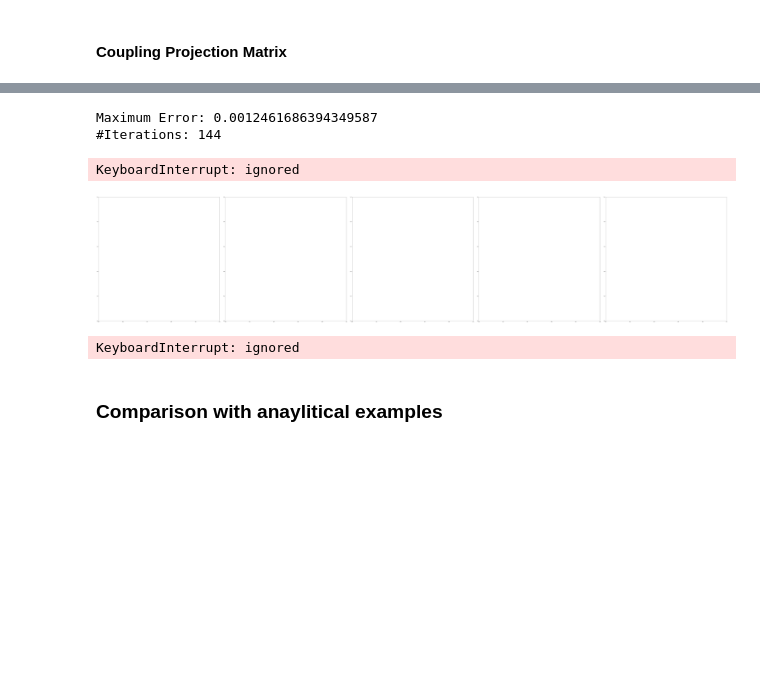
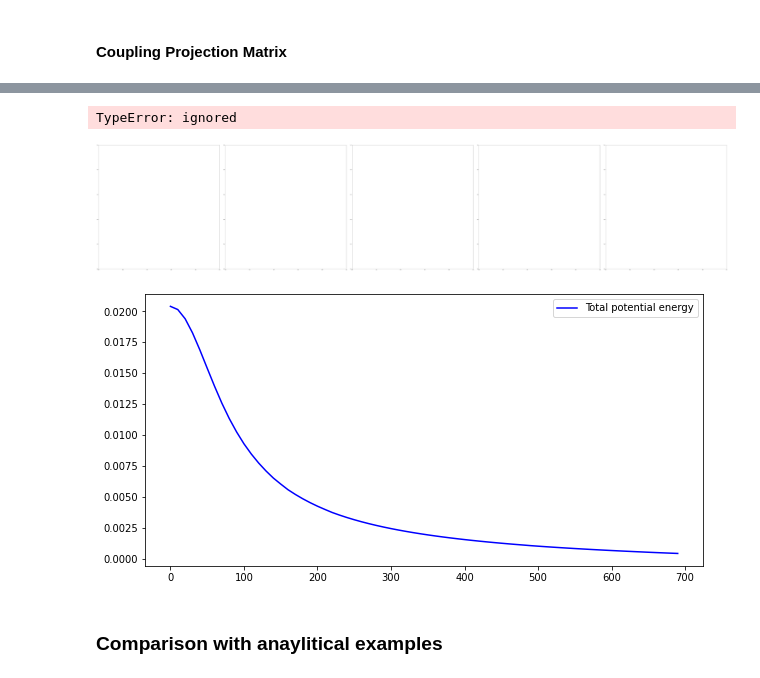
Before and after one commit to ramanakshay/Optimal-Transport, a Jupyter notebook: notebooks/dispersion_simulation.ipynb, the cells around one changed output, grey strips where cells are left out. Cells and saved outputs as stored; diff of their text form; code cells hidden in the pictures; blank space fills up the shorter version.

```diff
--- a/notebooks/dispersion_simulation.ipynb
+++ b/notebooks/dispersion_simulation.ipynb
@@ -282,7 +285,7 @@ i = 0
 times = []
 for R in [0,30,60,90,120]:
   for j in range(n):
-    A[j] = dispersion_density(size,R)
+    A[j] = uniform_density(size,R)
   solver = SinkhornSolver(A,C)
   output=solver.auto_sinkhorn(1e-3,1e-3,initial="random")
   Ae = output[1]
@@ -293,39 +296,37 @@ for R in [0,30,60,90,120]:
   #axs[i].set_yticklabels(size=30)
   i += 1
 # %% [output]
-Maximum Error: 0.0012461686394349587
-#Iterations: 144
+TypeError: ignored
-KeyboardInterrupt: ignored
 [figure]
 # %%
 r = [] # R values
 y = [] # V values
 R=0
 N=2 #number of marginals
-size=500
+size=1000
 x = np.array([[k,] for k in range(size)]) # defining the space
 X = np.tile(x.T,(N,1))
 C = find_cost_tensor(X)
-A = np.empty((n,size), float)
+A = np.empty((N,size), float)
 i=0
-for R in range(0,300,5):
+for R in range(0,700,10):
   r.append(R)
   for j in range(N):
     A[j] = dispersion_density(size,R)
   solver = SinkhornSolver(A,C)
-  output=solver.auto_sinkhorn(1e-3,1e-6,initial="ones")
+  output=solver.auto_sinkhorn(1e-3,1e-4,initial="ones")
   P=output[0]
   Ae = output[1]
-  U=1e-3*np.log(Ae)
+  U=1e-4*np.log(Ae)
   K= np.sum(A[0]*U[0])
   V = np.sum(C*P)
-  y.append(V+2*K)
+  y.append(V+K)
 plt.figure(figsize=(10, 5))
 plt.plot(r, y, 'b',label = 'Total potential energy')
 plt.legend()
 plt.show()
 # %% [output]
-KeyboardInterrupt: ignored
+[figure, added]
 # %% [markdown]
 ### Comparison with anaylitical examples
 # %% [markdown]
```
Also changed, not shown: parts of 18 cells of this notebook.
